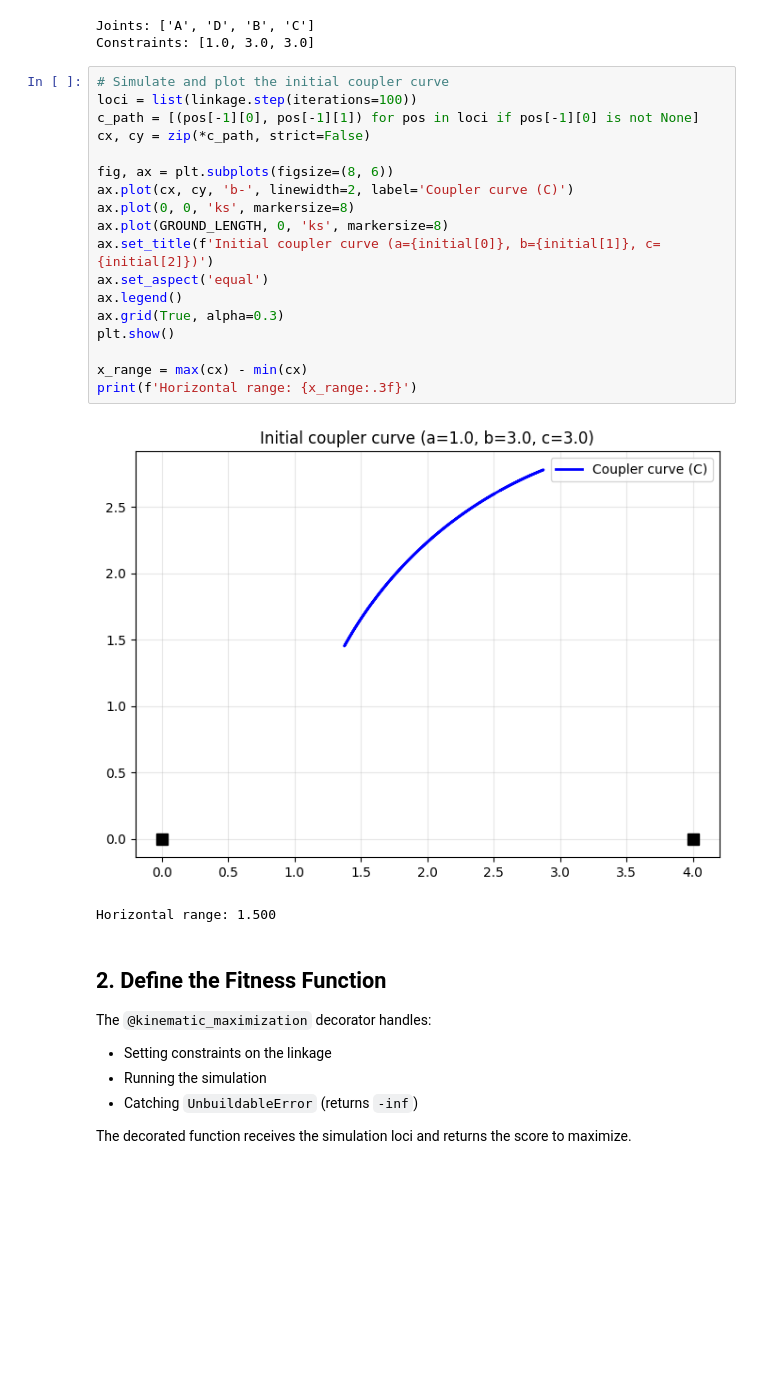
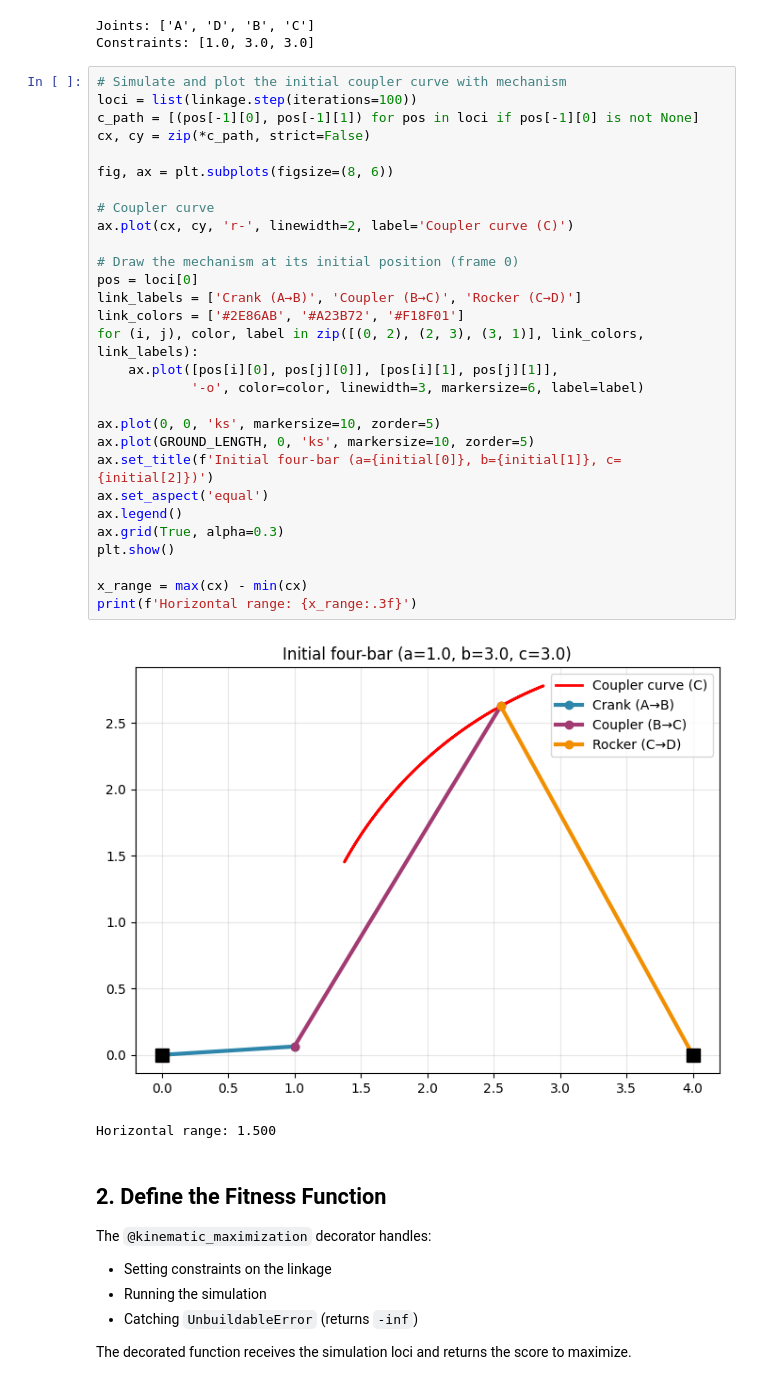
Before and after one commit to HugoFara/pylinkage, a Jupyter notebook: docs/notebooks/02_optimize_coupler_curve.ipynb, the cells around one changed output. Cells and saved outputs as stored; diff of their text form; blank space fills up the shorter version.

```diff
--- a/docs/notebooks/02_optimize_coupler_curve.ipynb
+++ b/docs/notebooks/02_optimize_coupler_curve.ipynb
@@ -53,25 +53,36 @@ print(f'Constraints: {linkage.get_num_constraints(flat=True)}')
 Joints: ['A', 'D', 'B', 'C']
 Constraints: [1.0, 3.0, 3.0]
 # %%
-# Simulate and plot the initial coupler curve
+# Simulate and plot the initial coupler curve with mechanism
 loci = list(linkage.step(iterations=100))
 c_path = [(pos[-1][0], pos[-1][1]) for pos in loci if pos[-1][0] is not None]
 cx, cy = zip(*c_path, strict=False)
 
 fig, ax = plt.subplots(figsize=(8, 6))
-ax.plot(cx, cy, 'b-', linewidth=2, label='Coupler curve (C)')
-ax.plot(0, 0, 'ks', markersize=8)
-ax.plot(GROUND_LENGTH, 0, 'ks', markersize=8)
-ax.set_title(f'Initial coupler curve (a={initial[0]}, b={initial[1]}, c={initial[2]})')
+
+# Coupler curve
+ax.plot(cx, cy, 'r-', linewidth=2, label='Coupler curve (C)')
+
+# Draw the mechanism at its initial position (frame 0)
+pos = loci[0]
+link_labels = ['Crank (A→B)', 'Coupler (B→C)', 'Rocker (C→D)']
+link_colors = ['#2E86AB', '#A23B72', '#F18F01']
+for (i, j), color, label in zip([(0, 2), (2, 3), (3, 1)], link_colors, link_labels):
+    ax.plot([pos[i][0], pos[j][0]], [pos[i][1], pos[j][1]],
+            '-o', color=color, linewidth=3, markersize=6, label=label)
+
+ax.plot(0, 0, 'ks', markersize=10, zorder=5)
+ax.plot(GROUND_LENGTH, 0, 'ks', markersize=10, zorder=5)
+ax.set_title(f'Initial four-bar (a={initial[0]}, b={initial[1]}, c={initial[2]})')
 ax.set_aspect('equal')
 ax.legend()
 ax.grid(True, alpha=0.3)
 plt.show()
 
 x_range = max(cx) - min(cx)
 print(f'Horizontal range: {x_range:.3f}')
 # %% [output]
-[figure, old version]
+[figure, new version]
 Horizontal range: 1.500
 # %% [markdown]
 ## 2. Define the Fitness Function
```
Also changed, not shown: parts of 5 cells of this notebook, 1 other file.
